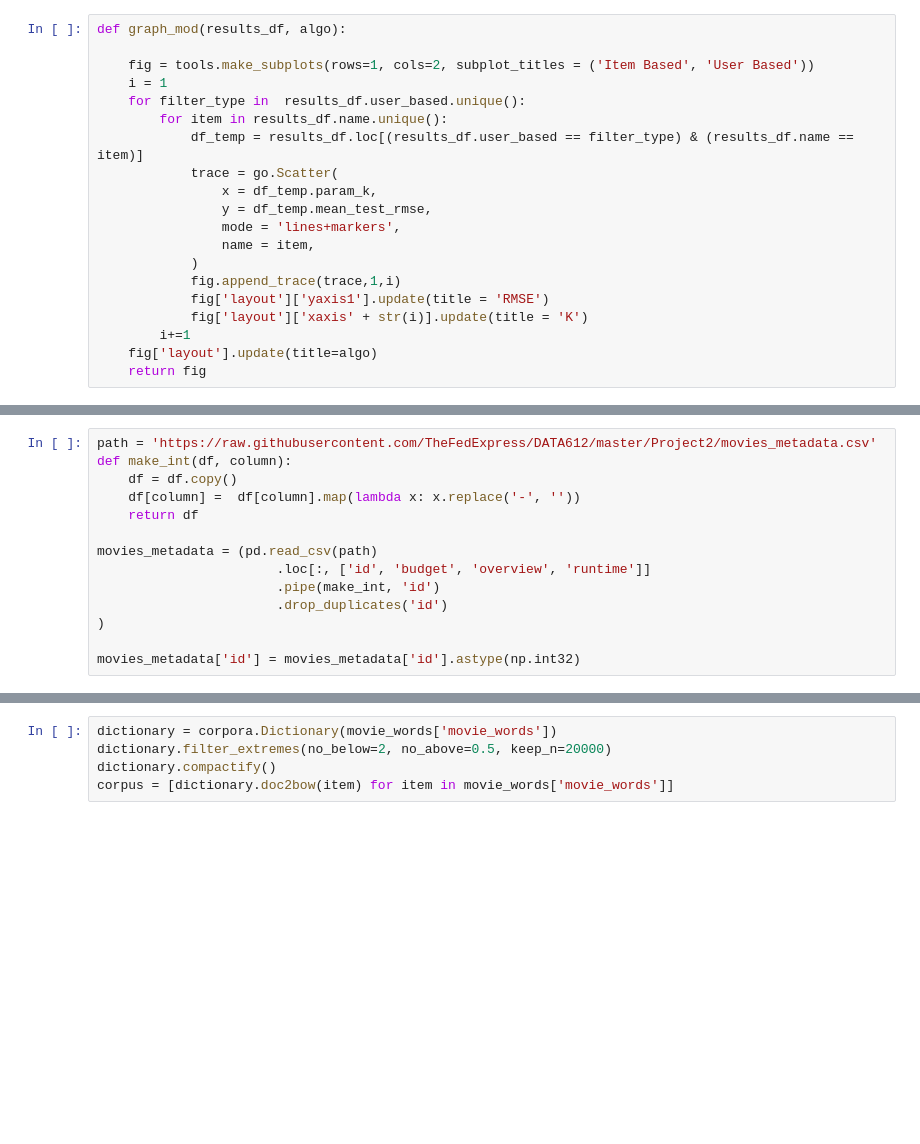
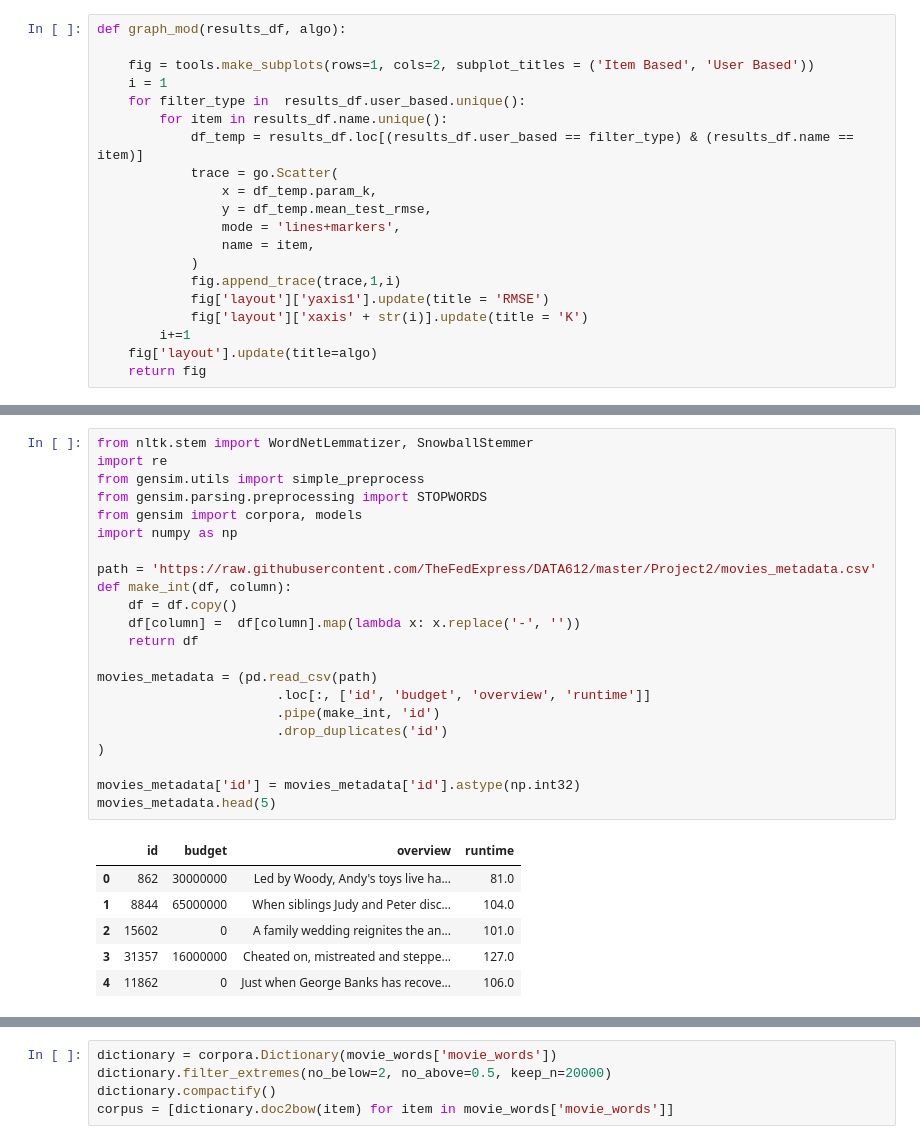
Before and after one commit to TheFedExpress/DATA612, a Jupyter notebook: Project2/Project 2.ipynb, the cells around one changed output, grey strips where cells are left out. Cells and saved outputs as stored; diff of their text form; blank space fills up the shorter version.

```diff
--- a/Project2/Project 2.ipynb
+++ b/Project2/Project 2.ipynb
@@ -167,15 +216,30 @@ This is the format of your plot grid:
 # %%
+from nltk.stem import WordNetLemmatizer, SnowballStemmer
+import re
+from gensim.utils import simple_preprocess
+from gensim.parsing.preprocessing import STOPWORDS
+from gensim import corpora, models
+import numpy as np
+
 path = 'https://raw.githubusercontent.com/TheFedExpress/DATA612/master/Project2/movies_metadata.csv'
 def make_int(df, column):
     df = df.copy()
     df[column] =  df[column].map(lambda x: x.replace('-', ''))
     return df
 
 movies_metadata = (pd.read_csv(path)
                        .loc[:, ['id', 'budget', 'overview', 'runtime']]
                        .pipe(make_int, 'id')
                        .drop_duplicates('id')
 )
 
 movies_metadata['id'] = movies_metadata['id'].astype(np.int32)
+movies_metadata.head(5)
+# %% [output]
+|  | id | budget | overview | runtime |
+| 0 | 862 | 30000000 | Led by Woody, Andy's toys live ha... | 81.0 |
+| 1 | 8844 | 65000000 | When siblings Judy and Peter disc... | 104.0 |
+| 2 | 15602 | 0 | A family wedding reignites the an... | 101.0 |
+| 3 | 31357 | 16000000 | Cheated on, mistreated and steppe... | 127.0 |
+| 4 | 11862 | 0 | Just when George Banks has recove... | 106.0 |
 # %%
```
Also changed, not shown: parts of 21 cells of this notebook.
